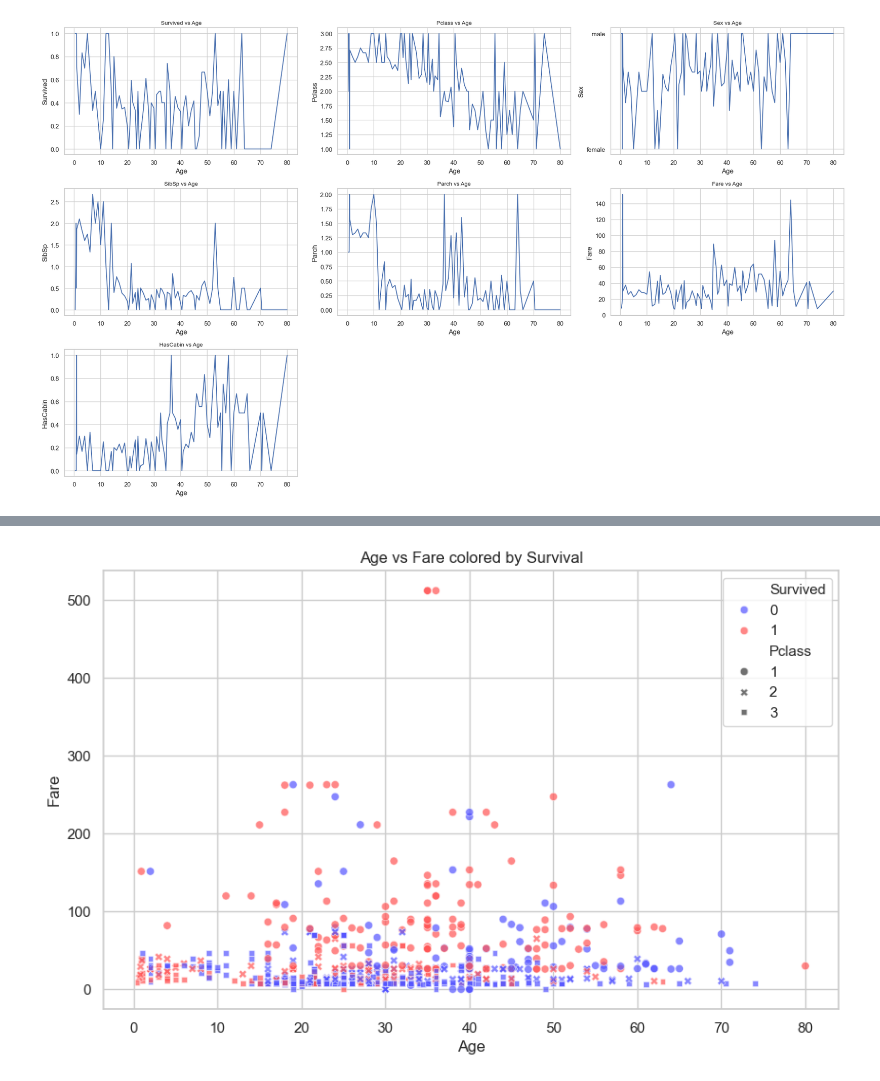
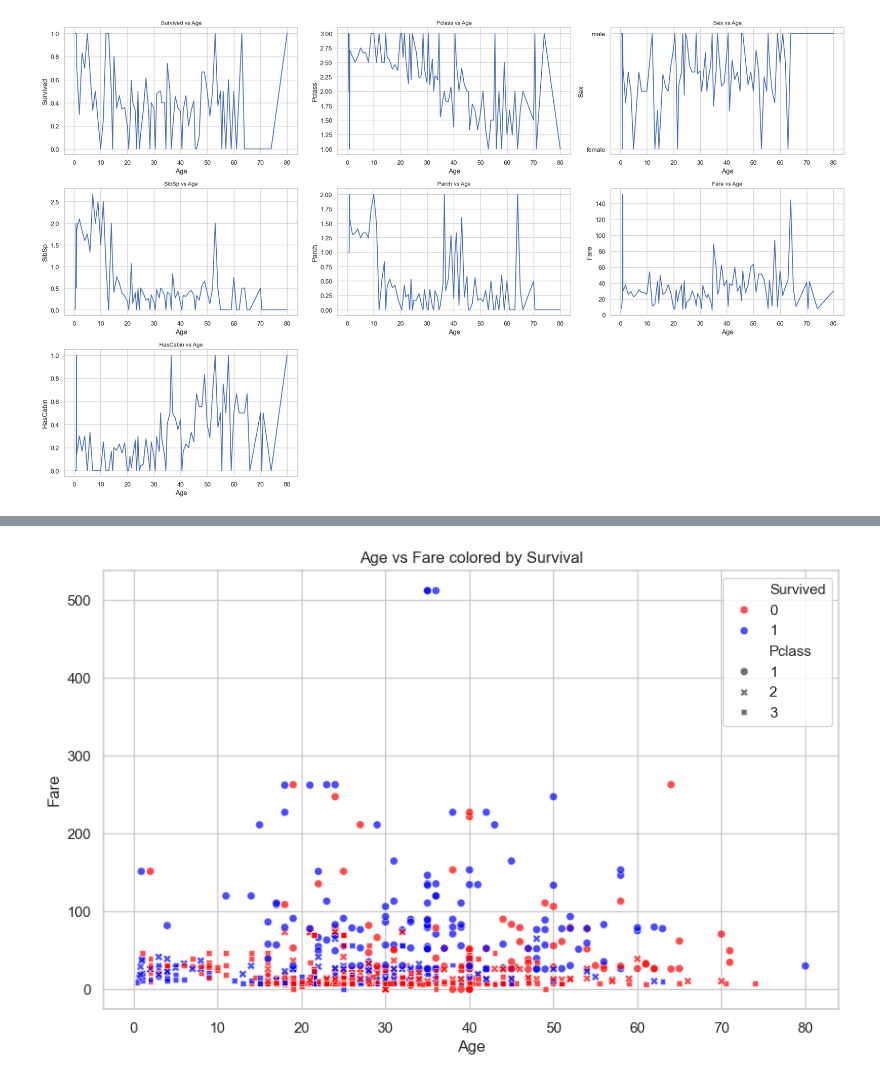
Before and after one commit to GClark89/Titanic, a Jupyter notebook: EDA.ipynb, the cells around one changed output, grey strips where cells are left out. Cells and saved outputs as stored; diff of their text form; code cells hidden in the pictures.

```diff
--- a/EDA.ipynb
+++ b/EDA.ipynb
@@ -49,8 +49,6 @@ import seaborn as sns
 
 file_path = r"/Users/sa8/Desktop/Titanic/csv_data/train.csv"
 
+df = pd.read_csv(file_path)
 
-train_data = pd.read_csv(file_path)
-
-
-df = train_data
+df.columns
@@ -132,6 +127,9 @@ df['HasCabin'] = df['Cabin'].apply(lambda x: 0 if pd.isnull(x) else 1)
 
 # Fill missing 'Embarked' values with the most common port (mode) where passengers boarded
 df['Embarked'].fillna(df['Embarked'].mode()[0], inplace=True)
+
+#Since we have the HasCabin column lets drop the Cabin column
+df = df.drop(columns=["Cabin"])
 # %% [output]
 The behavior will change in pandas 3.0. This inplace method will never work because the intermediate object on which we are setting values always behaves as a copy.
 
@@ -410,8 +456,8 @@ plt.show()
 # %%
 plt.figure(figsize=(10, 6))
-sns.scatterplot(data=df, x='Age', y='Fare',
-                hue='Survived', style='Pclass', palette='seismic', alpha=0.7)
+palette = {0: 'red', 1: 'blue'}
+sns.scatterplot(data=df, x='Age', y='Fare', hue='Survived', style='Pclass', palette=palette, alpha=0.7)
 plt.title("Age vs Fare colored by Survival")
 plt.show()
 # %% [output]
-[figure, old version]
+[figure, new version]
```
Also changed, not shown: parts of 21 cells of this notebook, 2 other files.
